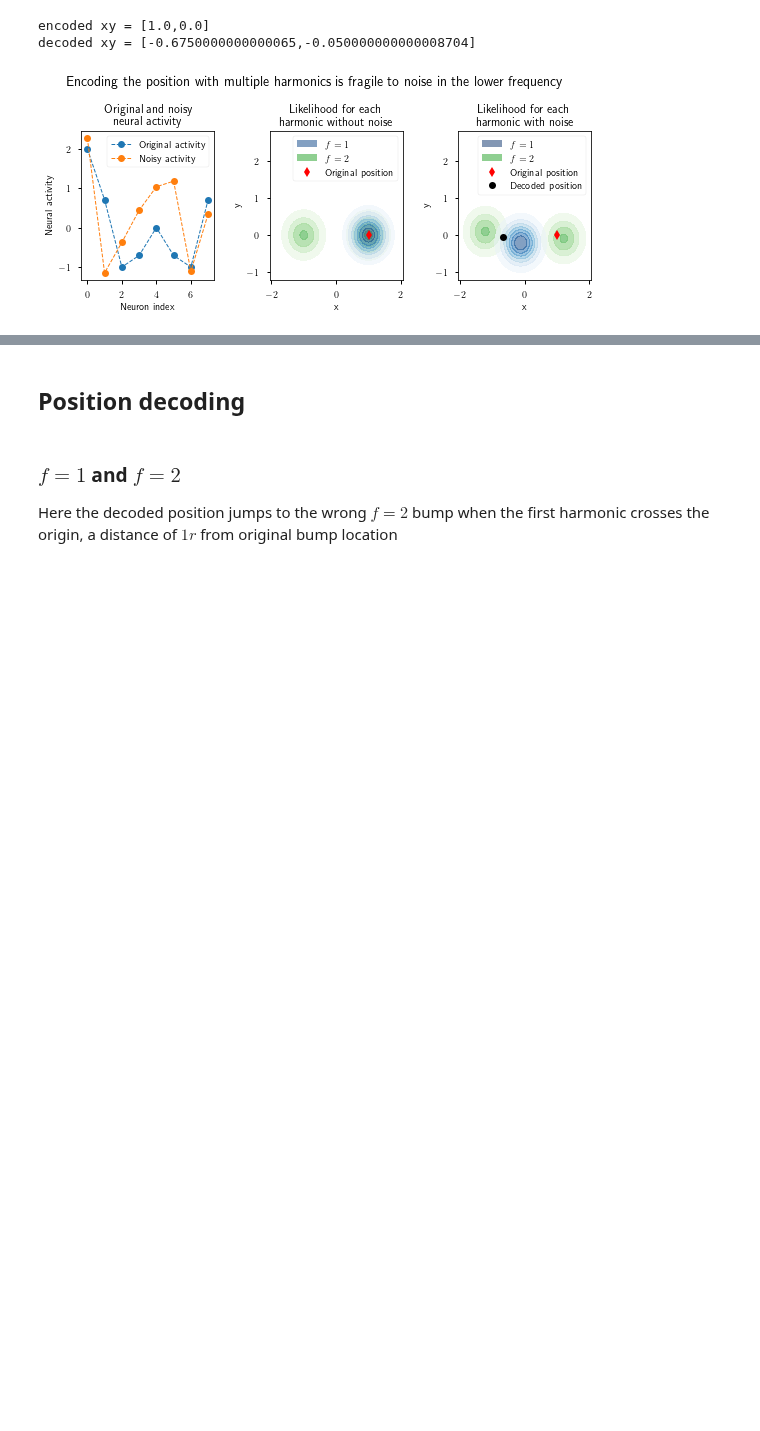
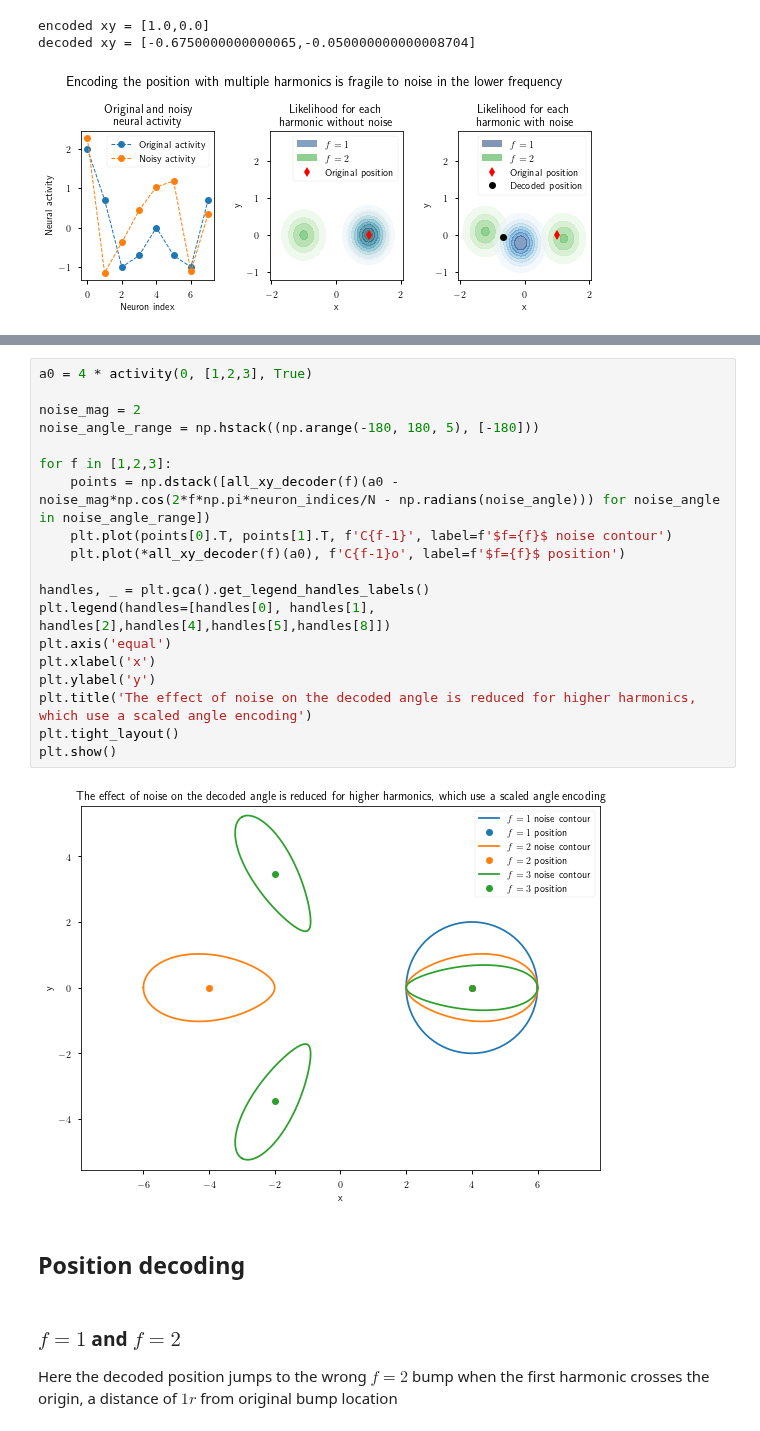
Before and after one commit to Dominic-DallOsto/insect-navigation-sinusoidal-optimality, a Jupyter notebook: noise affected multiple harmonics encoding.ipynb, the cells around one changed output, grey strips where cells are left out. Saved outputs shown, nothing was run; the diff lists cells and outputs as text; blank space fills up the shorter version.

```diff
--- a/noise affected multiple harmonics encoding.ipynb
+++ b/noise affected multiple harmonics encoding.ipynb
@@ -131,3 +156,24 @@ decoded xy = [-0.6750000000000065,-0.050000000000008704]
+# %%
+a0 = 4 * activity(0, [1,2,3], True)
+
+noise_mag = 2
+noise_angle_range = np.hstack((np.arange(-180, 180, 5), [-180]))
+
+for f in [1,2,3]:
+	points = np.dstack([all_xy_decoder(f)(a0 - noise_mag*np.cos(2*f*np.pi*neuron_indices/N - np.radians(noise_angle))) for noise_angle in noise_angle_range])
+	plt.plot(points[0].T, points[1].T, f'C{f-1}', label=f'$f={f}$ noise contour')
+	plt.plot(*all_xy_decoder(f)(a0), f'C{f-1}o', label=f'$f={f}$ position')
+
+handles, _ = plt.gca().get_legend_handles_labels()
+plt.legend(handles=[handles[0], handles[1], handles[2],handles[4],handles[5],handles[8]])
+plt.axis('equal')
+plt.xlabel('x')
+plt.ylabel('y')
+plt.title('The effect of noise on the decoded angle is reduced for higher harmonics, which use a scaled angle encoding')
+plt.tight_layout()
+plt.show()
+# %% [output]
+[figure, added]
 # %% [markdown]
 ## Position decoding
 # %% [markdown]
```
Also changed, not shown: parts of 29 cells of this notebook, 2 other files.
